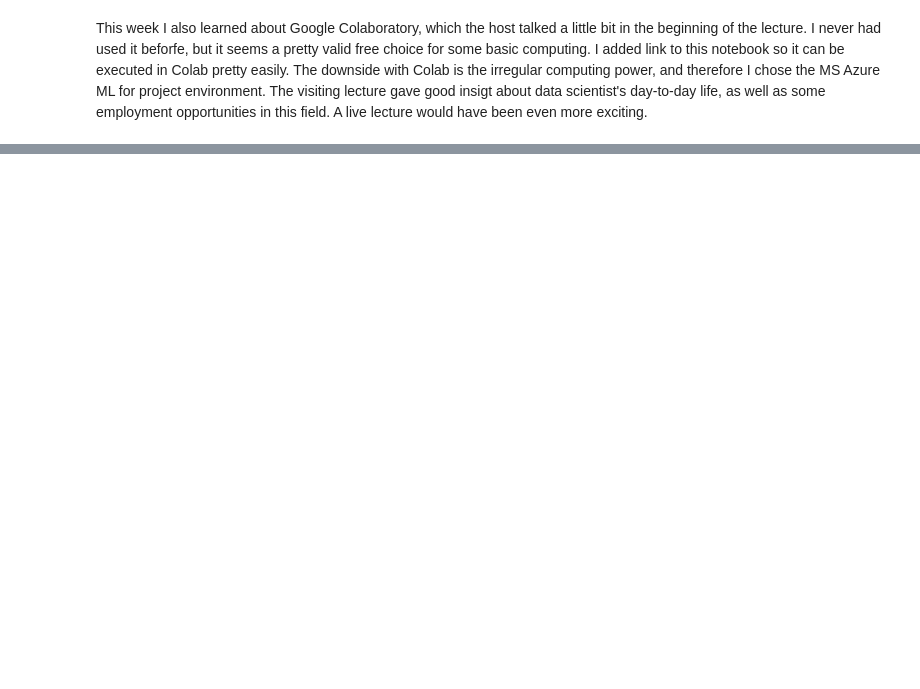
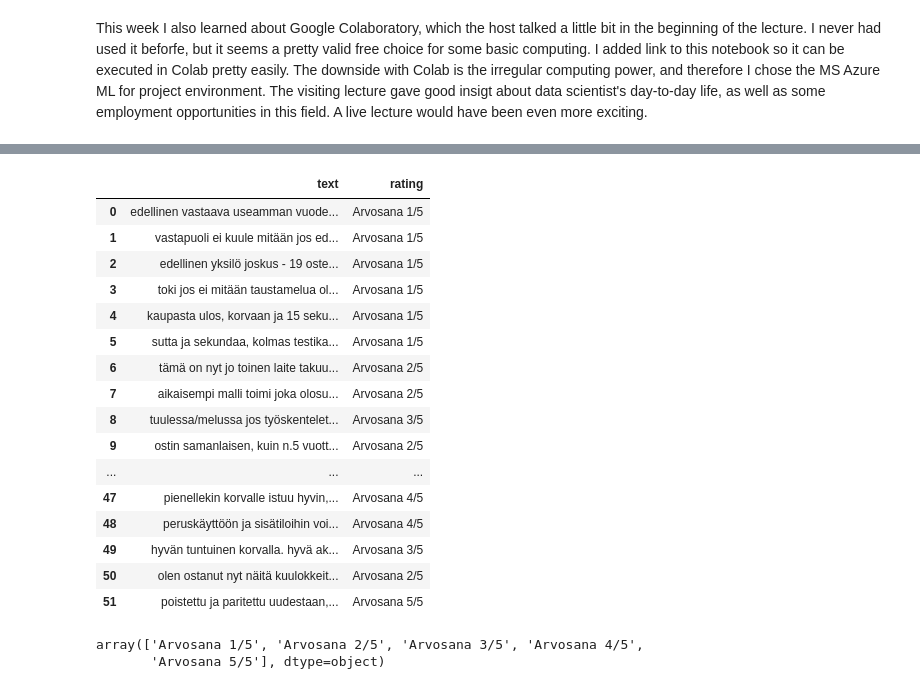
Before and after one commit to htaim/JODA2022, a Jupyter notebook: Oppimispaivakirja.ipynb, the cells around one changed output, grey strips where cells are left out. Cells and saved outputs as stored; diff of their text form; code cells hidden in the pictures; blank space fills up the shorter version.

```diff
--- a/Oppimispaivakirja.ipynb
+++ b/Oppimispaivakirja.ipynb
@@ -394,0 +360,3 @@ print("Data scraped with total of", len(dfRaw))
+# %%
+df = pd.read_json('verkkokauppa_out.json')
+df
@@ -394,0 +381,41 @@ print("Data scraped with total of", len(dfRaw))
+# %%
+#Text column to lowercase
+df['text'] = df['text'].apply(str.lower)
+# %%
+#New vector
+data_vector = {
+    'text': [],
+    'rating': []
+}
+# %%
+#Take first "arvosana" as a only item in review, save into new dataframe to remove list feature
+for index, row in df.iterrows():
+    if row['rating'] != []:
+        data_vector['text'].append(row['text'])
+        data_vector['rating'].append(row['rating'][0])
+# %%
+dataDF = pd.DataFrame(data_vector)
+dataDF
+# %% [output]
+|  | text | rating |
+| 0 | edellinen vastaava useamman vuode... | Arvosana 1/5 |
+| 1 | vastapuoli ei kuule mitään jos ed... | Arvosana 1/5 |
+| 2 | edellinen yksilö joskus - 19 oste... | Arvosana 1/5 |
+| 3 | toki jos ei mitään taustamelua ol... | Arvosana 1/5 |
+| 4 | kaupasta ulos, korvaan ja 15 seku... | Arvosana 1/5 |
+| 5 | sutta ja sekundaa, kolmas testika... | Arvosana 1/5 |
+| 6 | tämä on nyt jo toinen laite takuu... | Arvosana 2/5 |
+| 7 | aikaisempi malli toimi joka olosu... | Arvosana 2/5 |
+| 8 | tuulessa/melussa jos työskentelet... | Arvosana 3/5 |
+| 9 | ostin samanlaisen, kuin n.5 vuott... | Arvosana 2/5 |
+| ... | ... | ... |
+| 47 | pienellekin korvalle istuu hyvin,... | Arvosana 4/5 |
+| 48 | peruskäyttöön ja sisätiloihin voi... | Arvosana 4/5 |
+| 49 | hyvän tuntuinen korvalla. hyvä ak... | Arvosana 3/5 |
+| 50 | olen ostanut nyt näitä kuulokkeit... | Arvosana 2/5 |
+| 51 | poistettu ja paritettu uudestaan,... | Arvosana 5/5 |
+# %%
+dataDF['rating'].unique()
+# %% [output]
+array(['Arvosana 1/5', 'Arvosana 2/5', 'Arvosana 3/5', 'Arvosana 4/5',
+       'Arvosana 5/5'], dtype=object)
```
Also changed, not shown: parts of 28 cells of this notebook, 1 other file.
